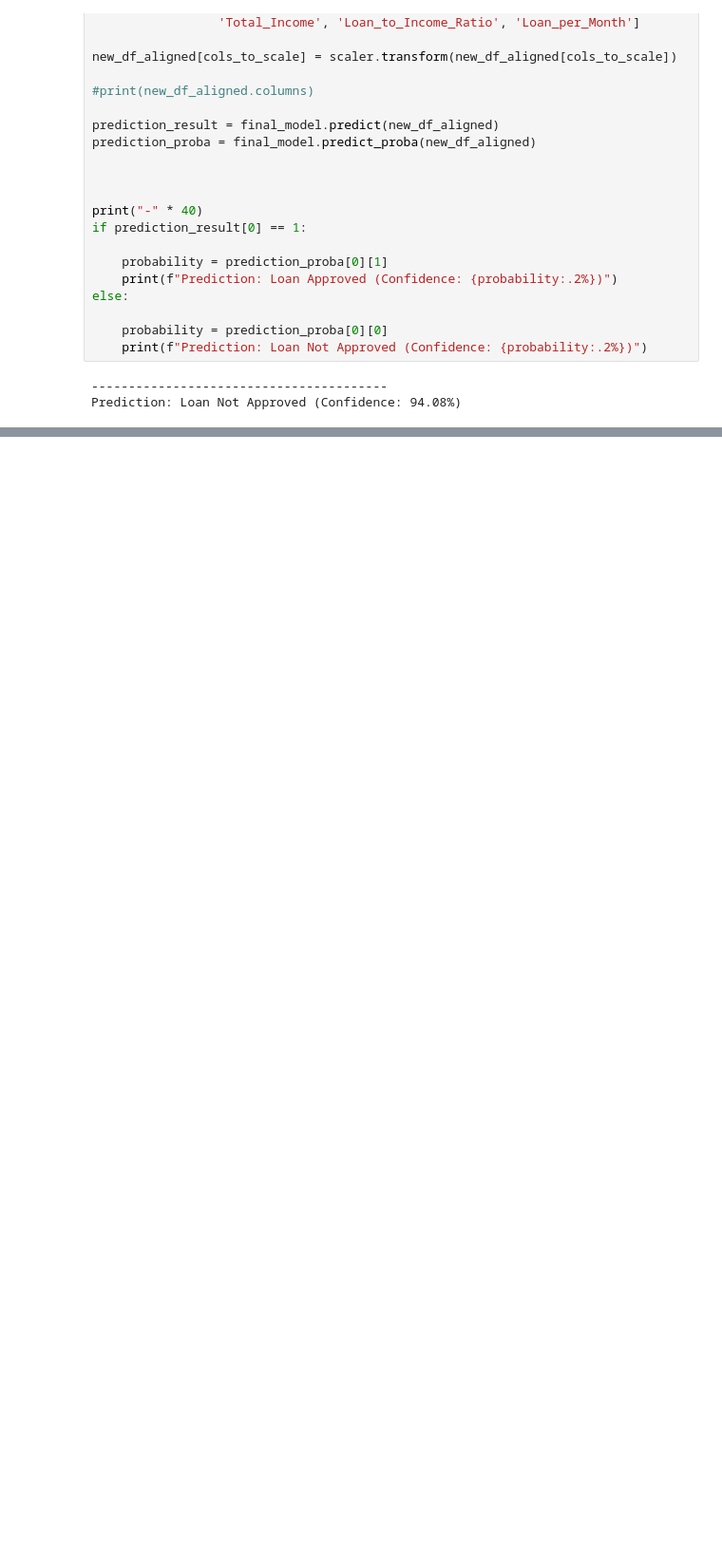
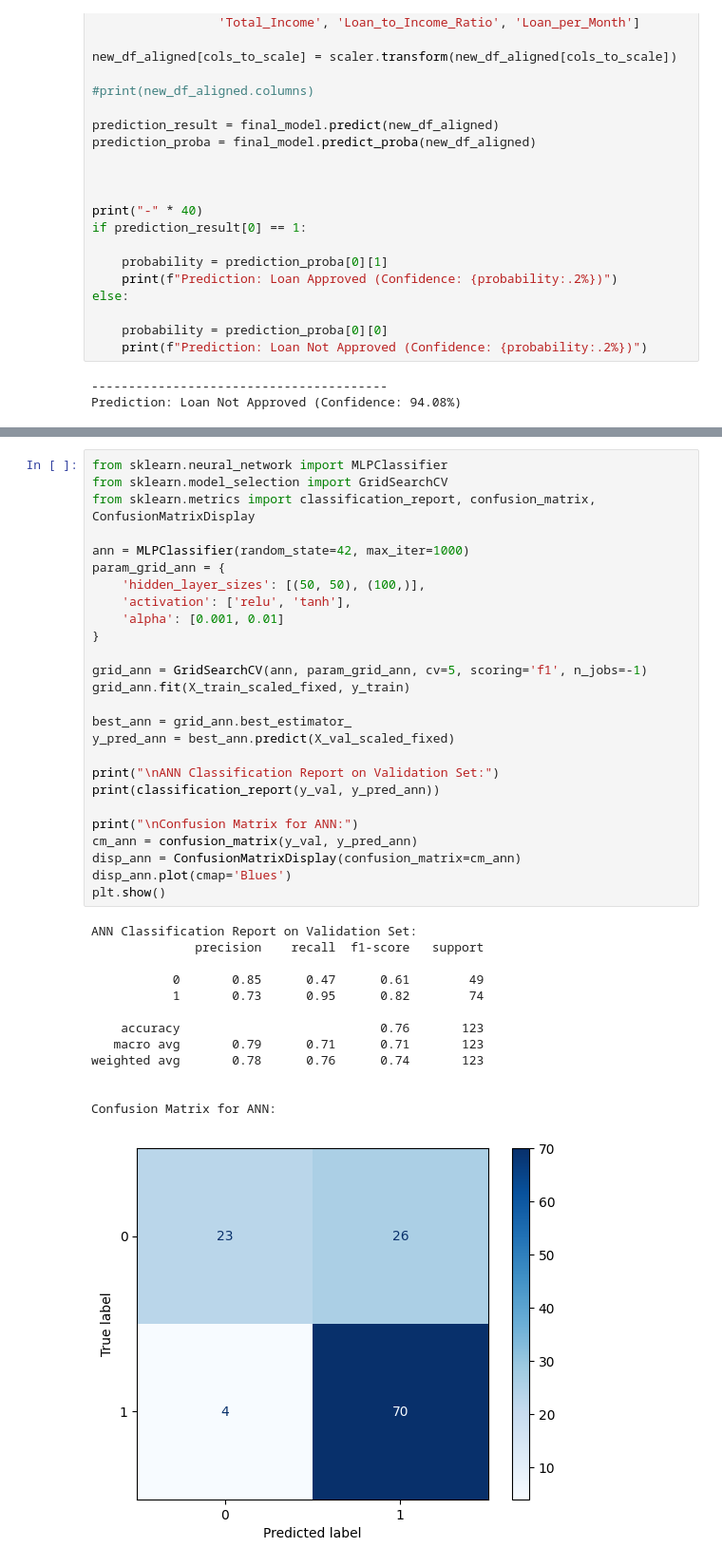
Before and after one commit to marzi-dezfoulianrad/data_science_project_loan, a Jupyter notebook: notebook/loan.ipynb, the cells around one changed output, grey strips where cells are left out. Shown: that part at 95% size. Saved outputs shown, nothing was run; the diff lists cells and outputs as text; blank space fills up the shorter version.

```diff
--- a/notebook/loan.ipynb
+++ b/notebook/loan.ipynb
@@ -419,0 +485,40 @@ Prediction: Loan Not Approved (Confidence: 94.08%)
+# %%
+from sklearn.neural_network import MLPClassifier
+from sklearn.model_selection import GridSearchCV
+from sklearn.metrics import classification_report, confusion_matrix, ConfusionMatrixDisplay
+
+ann = MLPClassifier(random_state=42, max_iter=1000)
+param_grid_ann = {
+    'hidden_layer_sizes': [(50, 50), (100,)],
+    'activation': ['relu', 'tanh'],
+    'alpha': [0.001, 0.01]
+}
+
+grid_ann = GridSearchCV(ann, param_grid_ann, cv=5, scoring='f1', n_jobs=-1)
+grid_ann.fit(X_train_scaled_fixed, y_train)
+
+best_ann = grid_ann.best_estimator_
+y_pred_ann = best_ann.predict(X_val_scaled_fixed)
+
+print("\nANN Classification Report on Validation Set:")
+print(classification_report(y_val, y_pred_ann))
+
+print("\nConfusion Matrix for ANN:")
+cm_ann = confusion_matrix(y_val, y_pred_ann)
+disp_ann = ConfusionMatrixDisplay(confusion_matrix=cm_ann)
+disp_ann.plot(cmap='Blues')
+plt.show()
+# %% [output]
+ANN Classification Report on Validation Set:
+              precision    recall  f1-score   support
+
+           0       0.85      0.47      0.61        49
+           1       0.73      0.95      0.82        74
+
+    accuracy                           0.76       123
+   macro avg       0.79      0.71      0.71       123
+weighted avg       0.78      0.76      0.74       123
+
+
+Confusion Matrix for ANN:
+[figure, added]
```
Also changed, not shown: parts of 8 cells of this notebook.
